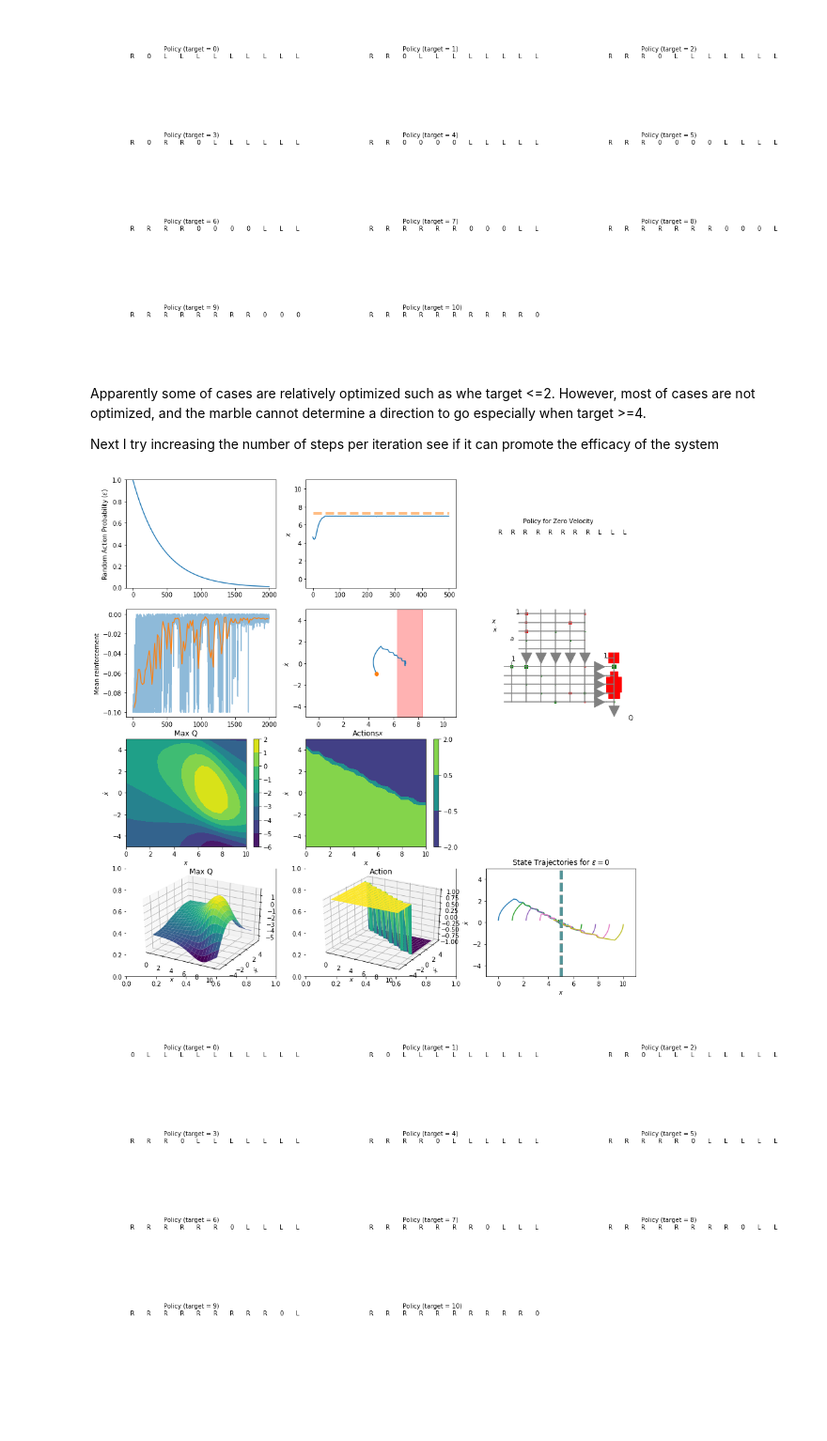
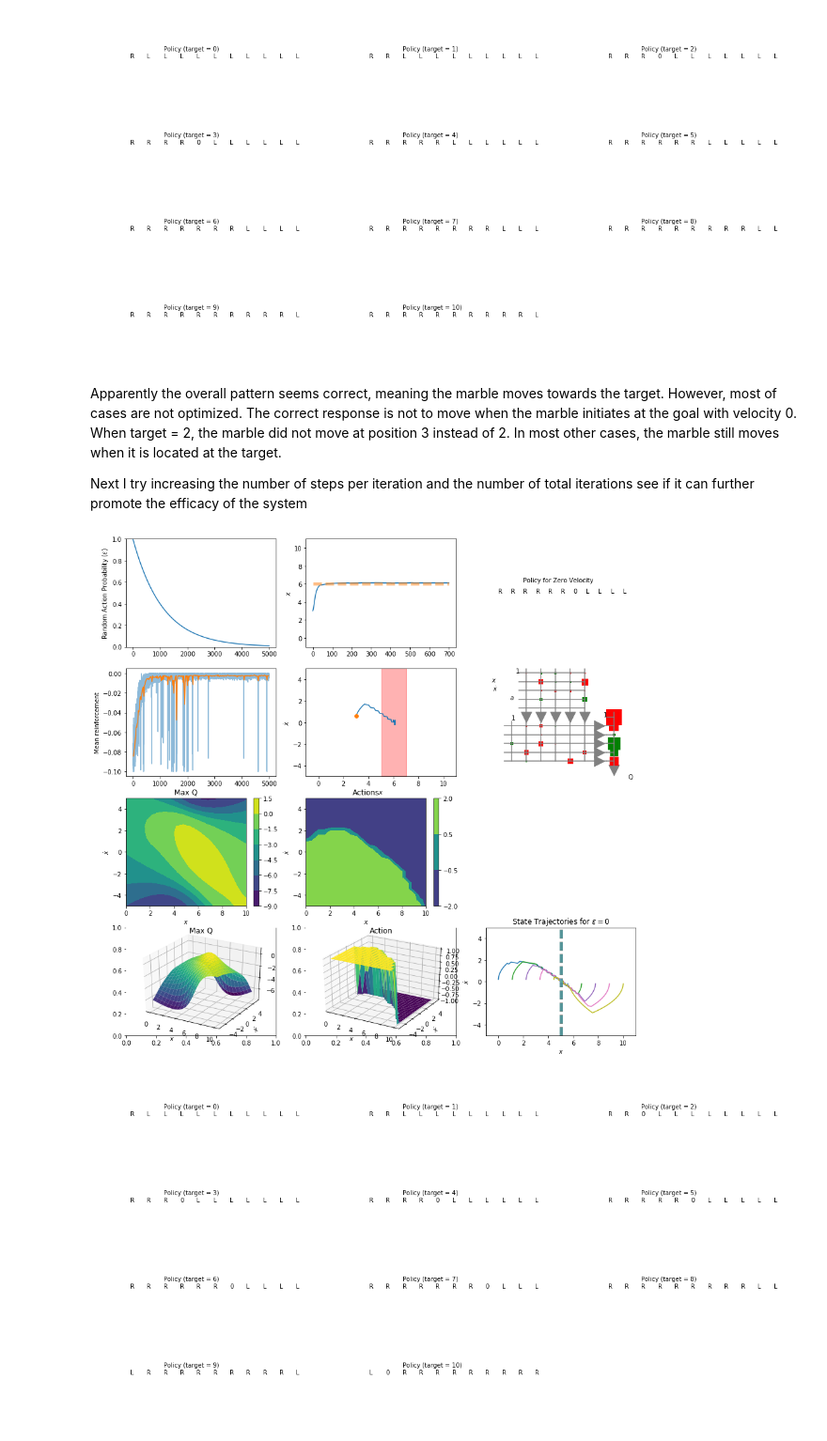
Before and after one commit to zyu47/CS480_homework, a Jupyter notebook: A5/Yu-A5.ipynb, the cells around one changed output. Shown at 94% size. Drawn from its saved outputs; the diff is of its cells as text; code cells hidden in the pictures; blank space fills up the shorter version.

```diff
--- a/A5/Yu-A5.ipynb
+++ b/A5/Yu-A5.ipynb
@@ -267,10 +267,11 @@ def testIt(qnet, nTrials, nStepsPerTrial, target = 5):   ### UPDATE: include the
         plt.xlabel('$x$')
         plt.title('State Trajectories for $\epsilon=0$')
 # %%
-def marble_run(qnet, gamma, nTrials, nStepsPerTrial, nSCGIteratioins, finalEpsilon):
+def marble_run(qnet, gamma, nTrials, nStepsPerTrial, nSCGIterations, finalEpsilon):
     epsilonDecay = np.exp(np.log(finalEpsilon)/(nTrials))  # to produce this final value
     fig = plt.figure(figsize=(15,15))
 
+    global epsilon
     epsilon = 1
     epsilonTrace = np.zeros(nTrials)
     rtrace = np.zeros(nTrials)
@@ -364,17 +365,17 @@ for i in range(11):
 # %% [output]
 [figure]
 # %% [markdown]
-Apparently some of cases are relatively optimized such as whe target <=2. However, most of cases are not optimized, and the marble cannot determine a direction to go especially when target >=4.
+Apparently the overall pattern seems correct, meaning the marble moves towards the target. However, most of cases are not optimized. The correct response is not to move when the marble initiates at the goal with velocity 0. When target = 2, the marble did not move at position 3 instead of 2. In most other cases, the marble still moves when it is located at the target.
 
-Next I try increasing the number of steps per iteration see if it can promote the efficacy of the system
+Next I try increasing the number of steps per iteration and the number of total iterations see if it can further promote the efficacy of the system
 # %%
 nh = [5,5]
 qnet_3 = nn.NeuralNetwork([4] + nh + [1])  # [4, 5, 5, 1]
 qnet_3.setInputRanges(( (0, 10), (-3, 3), (1, 9),(-1,1)))
 # %%
-marble_run(qnet_3, 0.999, 2000, 500, 30, 0.01)
+marble_run(qnet_3, 0.999, 5000, 700, 30, 0.01)
 # %% [output]
-[figure, old version]
+[figure, new version]
 # %%
 fig = plt.figure(figsize=(20,10))
 for i in range(11):
```
Also changed, not shown: parts of 20 cells of this notebook, 8 other files.
